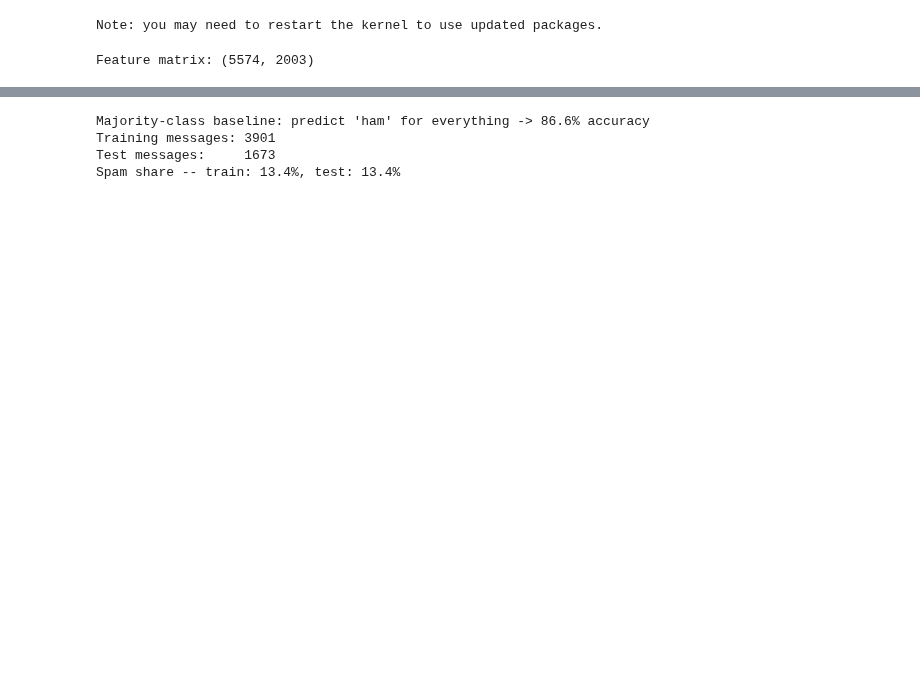
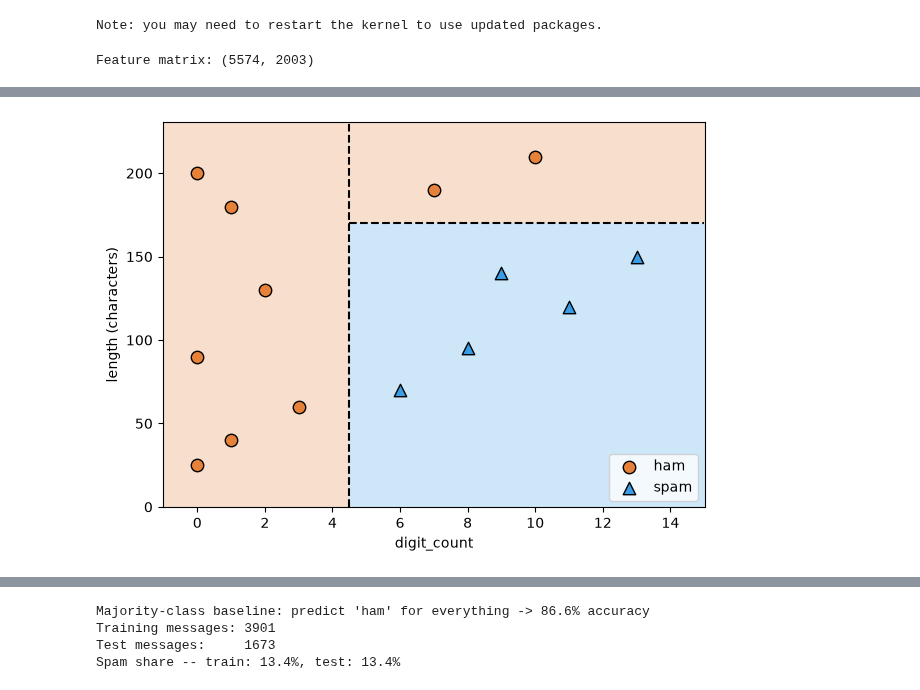
Before and after one commit to devomh/cdat4001-2026, a Jupyter notebook: u04_data_mining/l14_lab_feature_selection_trees.ipynb, the cells around one changed output, grey strips where cells are left out. Drawn from its saved outputs; the diff is of its cells as text; code cells hidden in the pictures; blank space fills up the shorter version.

```diff
--- a/u04_data_mining/l14_lab_feature_selection_trees.ipynb
+++ b/u04_data_mining/l14_lab_feature_selection_trees.ipynb
@@ -73,0 +177,30 @@ from here on -- selection included -- is fit on 70% of the data and graded on th
+# %%
+HAM, SPAM = "#e58139", "#399de5"   # plot_tree's colors
+
+# Ask the tree about every cell of a fine grid
+xx, yy = np.meshgrid(np.linspace(-1, 15, 300),
+                     np.linspace(0, 230, 300))
+grid = pd.DataFrame({"digit_count": xx.ravel(),
+                     "length": yy.ravel()})
+zz = toy_tree.predict(grid).reshape(xx.shape)
+
+fig, ax = plt.subplots(figsize=(7, 5))
+# Paint each grid cell with the class the tree predicts
+ax.pcolormesh(xx, yy, zz, alpha=0.25, shading="auto",
+              cmap=ListedColormap([HAM, SPAM]))
+for label, color, marker in [("ham", HAM, "o"),
+                             ("spam", SPAM, "^")]:
+    pts = toy[toy["label"] == label]
+    ax.scatter(pts["digit_count"], pts["length"],
+               c=color, marker=marker, s=80,
+               edgecolor="black", label=label)
+# The tree's two thresholds (from export_text above)
+ax.axvline(4.5, color="black", linestyle="--")
+ax.plot([4.5, 15], [170, 170],
+        color="black", linestyle="--")
+ax.set_xlabel("digit_count")
+ax.set_ylabel("length (characters)")
+ax.legend(loc="lower right")
+plt.show()
+# %% [output]
+[figure, added]
```
Also changed, not shown: parts of 25 cells of this notebook, 4 other files.
